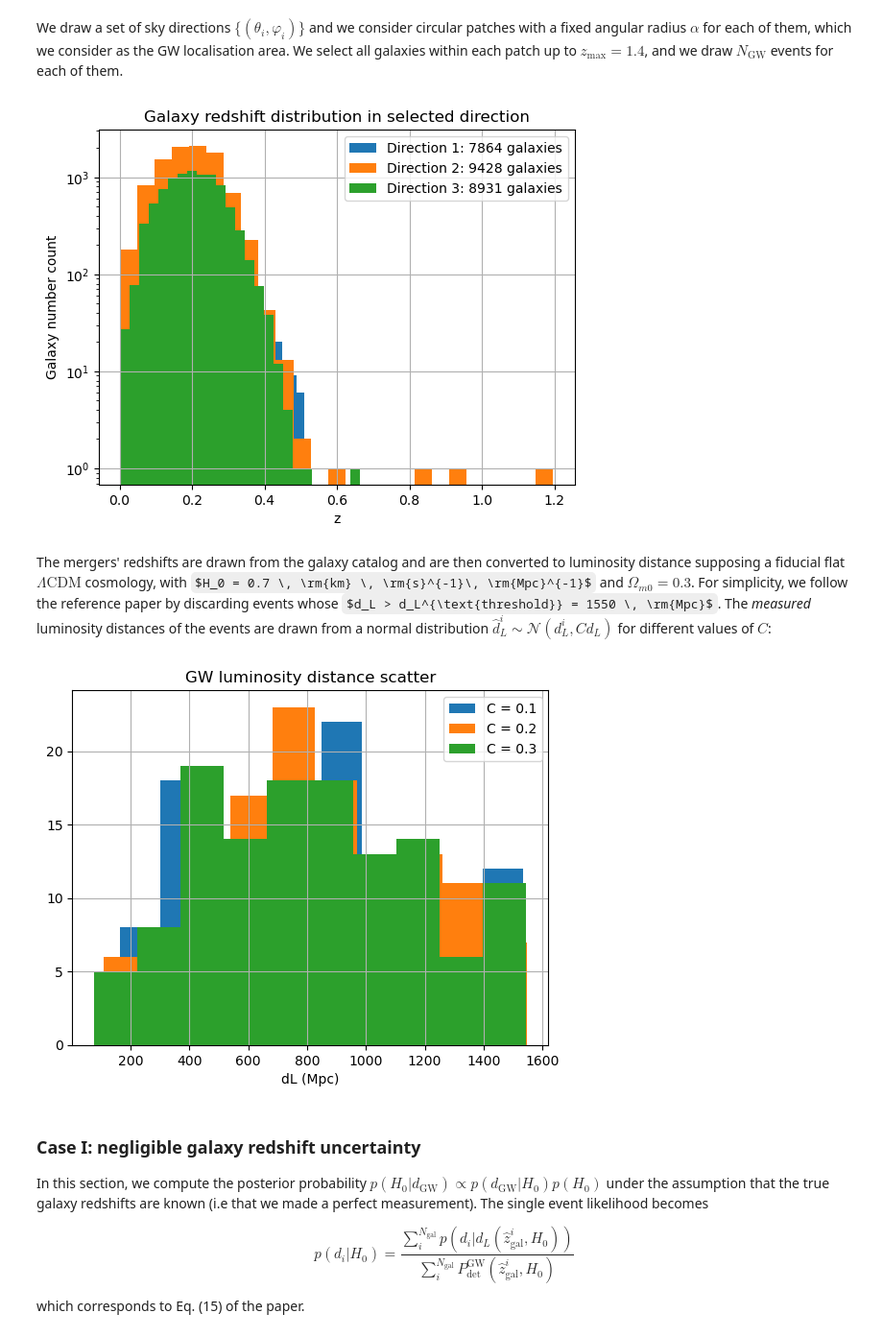
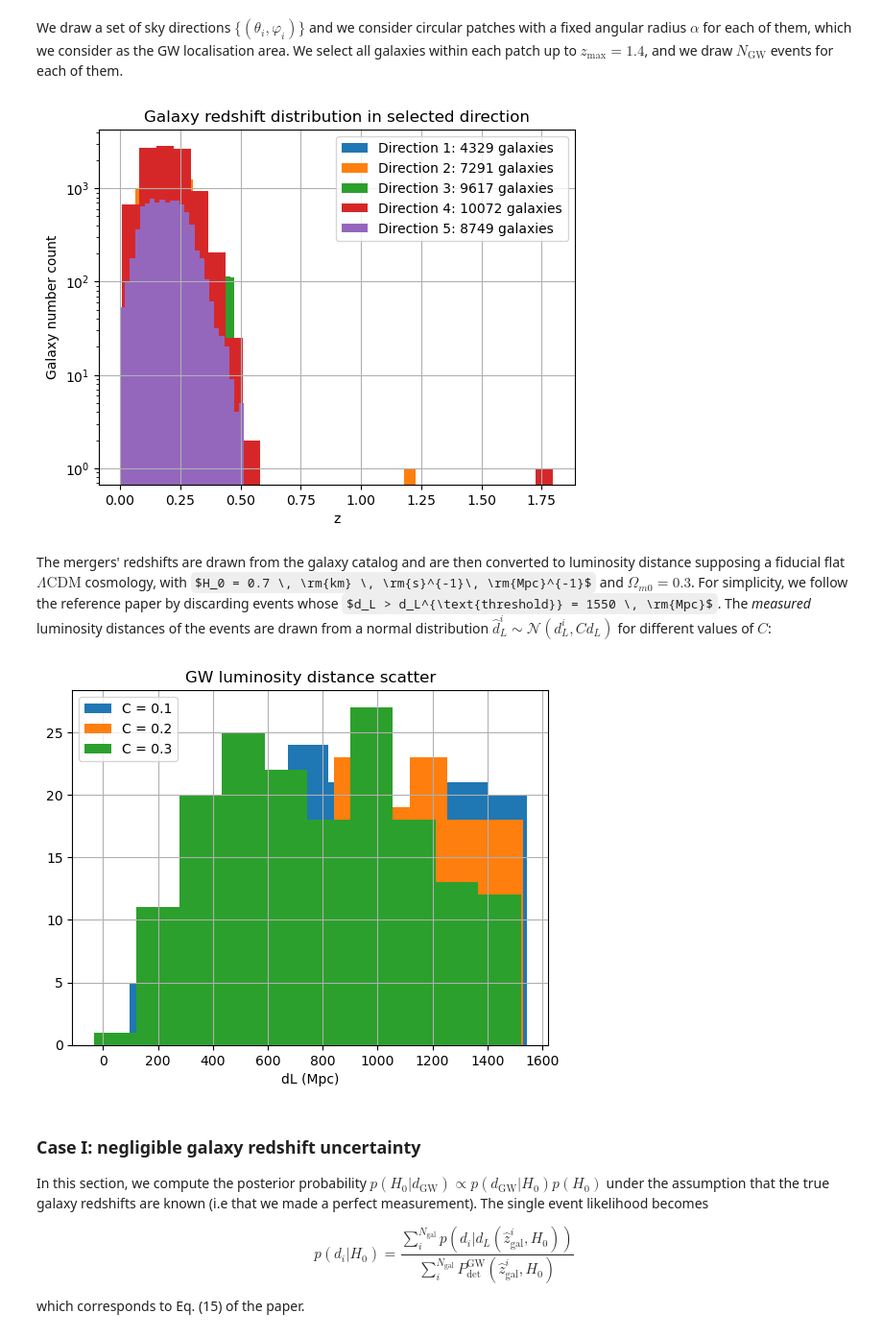
Before and after one commit to binado/standard-sirens, a Jupyter notebook: src/inferring_H0_with_standard_sirens.ipynb, the cells around one changed output. Shown: that part at 96% size. Drawn from its saved outputs; the diff is of its cells as text; code cells hidden in the pictures; some formulas as TeX source.

```diff
--- a/src/inferring_H0_with_standard_sirens.ipynb
+++ b/src/inferring_H0_with_standard_sirens.ipynb
@@ -25,14 +25,14 @@ catalog = GalaxyCatalog(filename)
 We draw a set of sky directions $\{(\theta_i, \varphi_i)\}$ and we consider circular patches with a fixed angular radius $\alpha$ for each of them, which we consider as the GW localisation area. We select all galaxies within each patch up to $z_\text{max}=1.4$, and we draw $N_{\text{GW}}$ events for each of them.
 # %%
 # Parameters
-z_max = 2
-n_dir = 3
+z_max = 1.4
+n_dir = 5
 n_min = 1000
-n_gw_per_dir = 50
+n_gw_per_dir = 40
 alpha = np.radians(2)
 # %%
 # Draw galaxy redshifts in n_dir directions, with at least n_min per direction
-z_gal = list(catalog.draw_redshifts(n_dir, alpha, n_min))
+z_gal = catalog.draw_redshifts(n_dir, alpha, n_min)
 
 for i, z_gal_in_dir in enumerate(z_gal):
     plt.hist(z_gal_in_dir, bins=25, log=True, label=f"Direction {i + 1}: {len(z_gal_in_dir)} galaxies")
@@ -43,24 +43,30 @@ plt.legend()
 plt.grid()
 plt.show()
 # %% [output]
-[figure, old version]
+[figure, new version]
 # %% [markdown]
 The mergers' redshifts are drawn from the galaxy catalog and are then converted to luminosity distance supposing a fiducial flat $\Lambda \text{CDM}$ cosmology, with $H_0 = 0.7 \, \rm{km} \, \rm{s}^{-1}\, \rm{Mpc}^{-1}$ and $\Omega_{m0} = 0.3$. For simplicity, we follow the reference paper by discarding events whose $d_L > d_L^{\text{threshold}} = 1550 \, \rm{Mpc}$. The *measured* luminosity distances of the events are drawn from a normal distribution $\hat{d}^i_L \sim \mathcal{N}(d^i_L, C d_L)$ for different values of $C$:
 # %%
 fiducial_H0 = 70.
 c_values = [0.1, 0.2, 0.3]
+colors = ['tab:blue', 'tab:orange', 'tab:green']
+nc = len(c_values)
 perfect_redshift_inference = DrawnGWCatalogPerfectRedshiftInference(fiducial_H0=fiducial_H0)
 gw_dl_events = np.empty((len(c_values), n_dir), dtype=object)
+gw_noise = np.random.standard_normal(size=(n_dir, n_gw_per_dir))
 for i, c in enumerate(c_values):
-    gw_dl_events[i, :] = [perfect_redshift_inference.draw_gw_events(z_gal_i, n_gw_per_dir, c) for z_gal_i in z_gal]
+    gw_dl_events[i, :] = [
+        perfect_redshift_inference.draw_gw_events(z_gal_i, c, n_gw=n_gw_per_dir)
+        for z_gal_i in z_gal
+    ]
     plt.hist(np.concatenate(gw_dl_events[i, :]), label=f"C = {c}")
 plt.xlabel('dL (Mpc)')
 plt.title('GW luminosity distance scatter')
 plt.legend()
 plt.grid()
 plt.show()
 # %% [output]
-[figure, old version]
+[figure, new version]
 # %% [markdown]
 ### Case I: negligible galaxy redshift uncertainty
 
```
Also changed, not shown: parts of 11 cells of this notebook.
